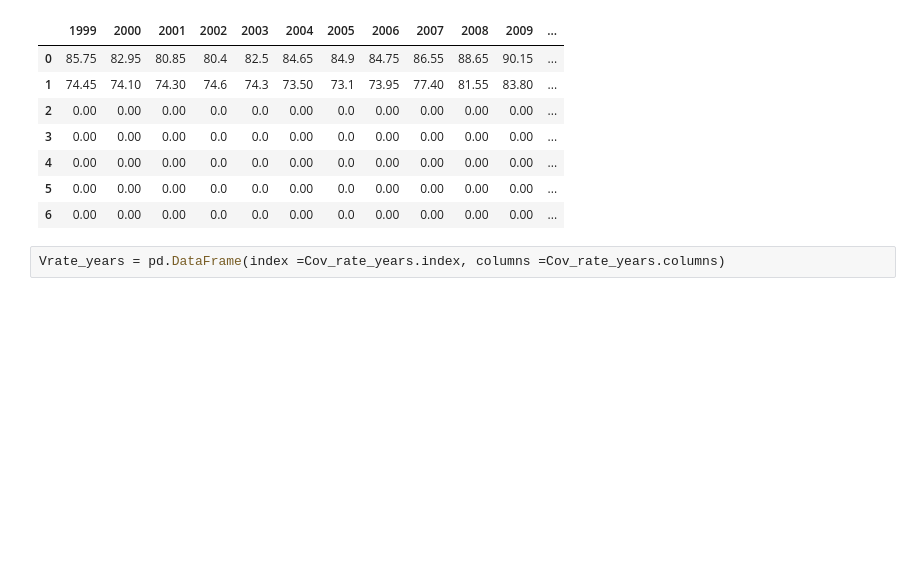
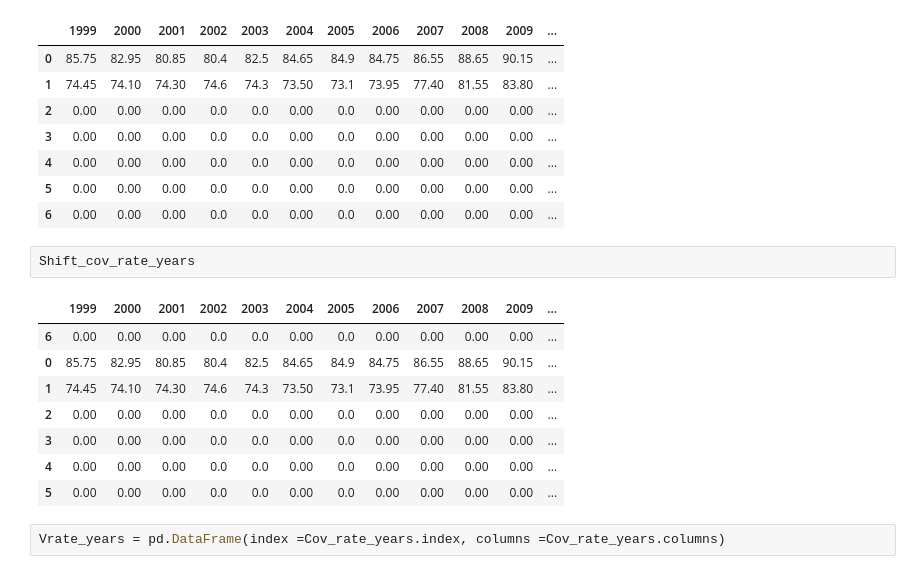
Before and after one commit to dhelekal/EpiRSG2020, a Jupyter notebook: model/Simulation_from_data.ipynb, the cells around one changed output. Drawn from its saved outputs; the diff is of its cells as text; blank space fills up the shorter version.

```diff
--- a/model/Simulation_from_data.ipynb
+++ b/model/Simulation_from_data.ipynb
@@ -151,6 +153,17 @@ Cov_rate_years
 | 4 | 0.00 | 0.00 | 0.00 | 0.0 | 0.0 | 0.00 | 0.0 | 0.00 | 0.00 | 0.00 | 0.00 | ... |
 | 5 | 0.00 | 0.00 | 0.00 | 0.0 | 0.0 | 0.00 | 0.0 | 0.00 | 0.00 | 0.00 | 0.00 | ... |
 | 6 | 0.00 | 0.00 | 0.00 | 0.0 | 0.0 | 0.00 | 0.0 | 0.00 | 0.00 | 0.00 | 0.00 | ... |
+# %%
+Shift_cov_rate_years
+# %% [output]
+|  | 1999 | 2000 | 2001 | 2002 | 2003 | 2004 | 2005 | 2006 | 2007 | 2008 | 2009 | ... |
+| 6 | 0.00 | 0.00 | 0.00 | 0.0 | 0.0 | 0.00 | 0.0 | 0.00 | 0.00 | 0.00 | 0.00 | ... |
+| 0 | 85.75 | 82.95 | 80.85 | 80.4 | 82.5 | 84.65 | 84.9 | 84.75 | 86.55 | 88.65 | 90.15 | ... |
+| 1 | 74.45 | 74.10 | 74.30 | 74.6 | 74.3 | 73.50 | 73.1 | 73.95 | 77.40 | 81.55 | 83.80 | ... |
+| 2 | 0.00 | 0.00 | 0.00 | 0.0 | 0.0 | 0.00 | 0.0 | 0.00 | 0.00 | 0.00 | 0.00 | ... |
+| 3 | 0.00 | 0.00 | 0.00 | 0.0 | 0.0 | 0.00 | 0.0 | 0.00 | 0.00 | 0.00 | 0.00 | ... |
+| 4 | 0.00 | 0.00 | 0.00 | 0.0 | 0.0 | 0.00 | 0.0 | 0.00 | 0.00 | 0.00 | 0.00 | ... |
+| 5 | 0.00 | 0.00 | 0.00 | 0.0 | 0.0 | 0.00 | 0.0 | 0.00 | 0.00 | 0.00 | 0.00 | ... |
 # %%
 Vrate_years = pd.DataFrame(index =Cov_rate_years.index, columns =Cov_rate_years.columns)
 # %%
```
Also changed, not shown: parts of 10 cells of this notebook, 1 other file.
